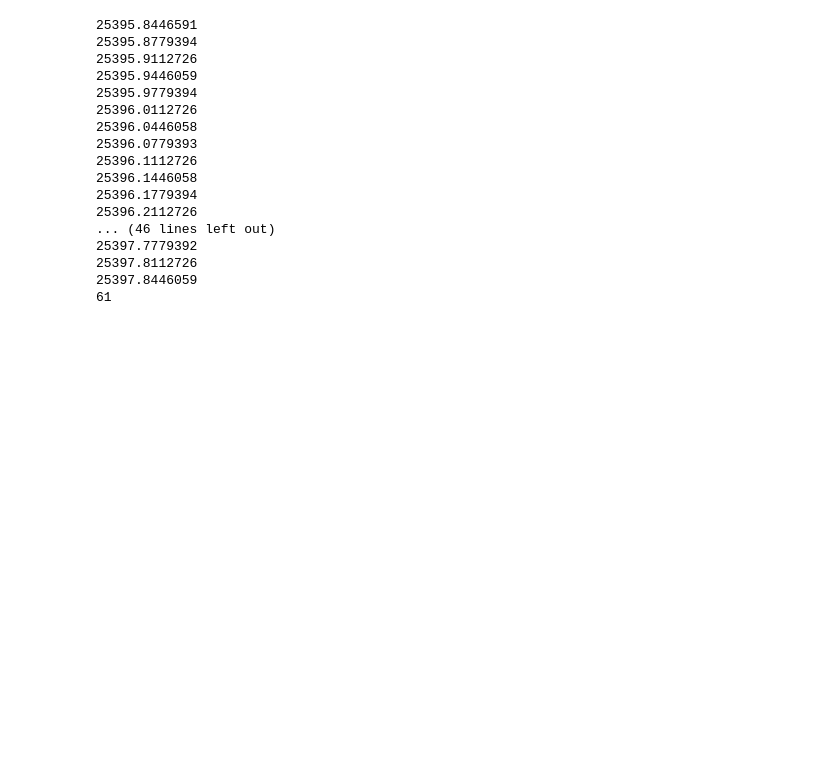
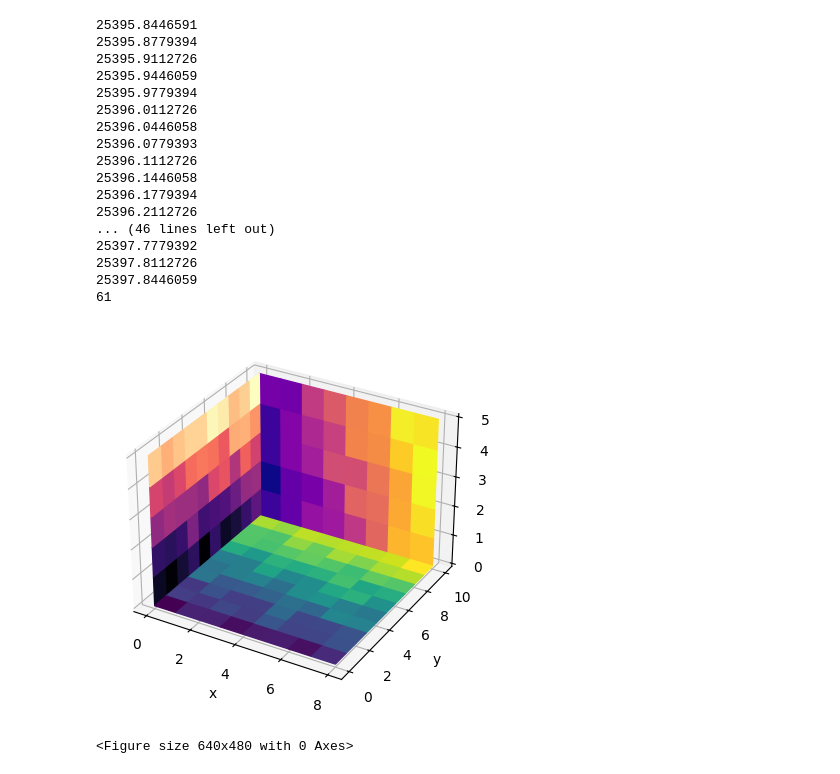
Before and after one commit to kolbycheesey/Python, a Jupyter notebook: Testing/test.ipynb, the cells around one changed output. Cells and saved outputs as stored; diff of their text form; code cells hidden in the pictures; blank space fills up the shorter version.

```diff
--- a/Testing/test.ipynb
+++ b/Testing/test.ipynb
@@ -359,3 +359,81 @@ print(freq)
 25397.8112726
 25397.8446059
 61
+# %%
+# 3D Heatmap in Python using matplotlib
+
+# to make plot interactive
+# %matplotlib
+
+# importing required libraries
+# from mpl_toolkits.mplot3d import Axes3D
+import matplotlib.pyplot as plt
+import numpy as np
+# from pylab import *
+
+from matplotlib.colors import Normalize
+
+
+def imshow3d(ax, array, value_direction='z', pos=0, norm=None, cmap=None):
+    """
+    Display a 2D array as a  color-coded 2D image embedded in 3d.
+
+    The image will be in a plane perpendicular to the coordinate axis *value_direction*.
+
+    Parameters
+    ----------
+    ax : Axes3D
+        The 3D Axes to plot into.
+    array : 2D numpy array
+        The image values.
+    value_direction : {'x', 'y', 'z'}
+        The axis normal to the image plane.
+    pos : float
+        The numeric value on the *value_direction* axis at which the image plane is
+        located.
+    norm : `~matplotlib.colors.Normalize`, default: Normalize
+        The normalization method used to scale scalar data. See `imshow()`.
+    cmap : str or `~matplotlib.colors.Colormap`, default: :rc:`image.cmap`
+        The Colormap instance or registered colormap name used to map scalar data
+        to colors.
+    """
+    if norm is None:
+        norm = Normalize()
+    colors = plt.get_cmap(cmap)(norm(array))
+
+    if value_direction == 'x':
+        nz, ny = array.shape
+        zi, yi = np.mgrid[0:nz + 1, 0:ny + 1]
+        xi = np.full_like(yi, pos)
+    elif value_direction == 'y':
+        nx, nz = array.shape
+        xi, zi = np.mgrid[0:nx + 1, 0:nz + 1]
+        yi = np.full_like(zi, pos)
+    elif value_direction == 'z':
+        ny, nx = array.shape
+        yi, xi = np.mgrid[0:ny + 1, 0:nx + 1]
+        zi = np.full_like(xi, pos)
+    else:
+        raise ValueError(f"Invalid value_direction: {value_direction!r}")
+    ax.plot_surface(xi, yi, zi, rstride=1, cstride=1, facecolors=colors, shade=False)
+
+
+fig = plt.figure()
+ax = fig.add_subplot(projection='3d')
+ax.set(xlabel="x", ylabel="y", zlabel="z")
+
+nx, ny, nz = 8, 10, 5
+data_xy = np.arange(ny * nx).reshape(ny, nx) + 15 * np.random.random((ny, nx))
+data_yz = np.arange(nz * ny).reshape(nz, ny) + 10 * np.random.random((nz, ny))
+data_zx = np.arange(nx * nz).reshape(nx, nz) + 8 * np.random.random((nx, nz))
+
+imshow3d(ax, data_xy)
+imshow3d(ax, data_yz, value_direction='x', cmap='magma')
+imshow3d(ax, data_zx, value_direction='y', pos=ny, cmap='plasma')
+
+with plt.ion():
+    fig2 = plt.figure()
+# plt.show()
+# %% [output]
+[figure, added]
+<Figure size 640x480 with 0 Axes>
```
Also changed, not shown: parts of 1 cell of this notebook, 3 other files.
